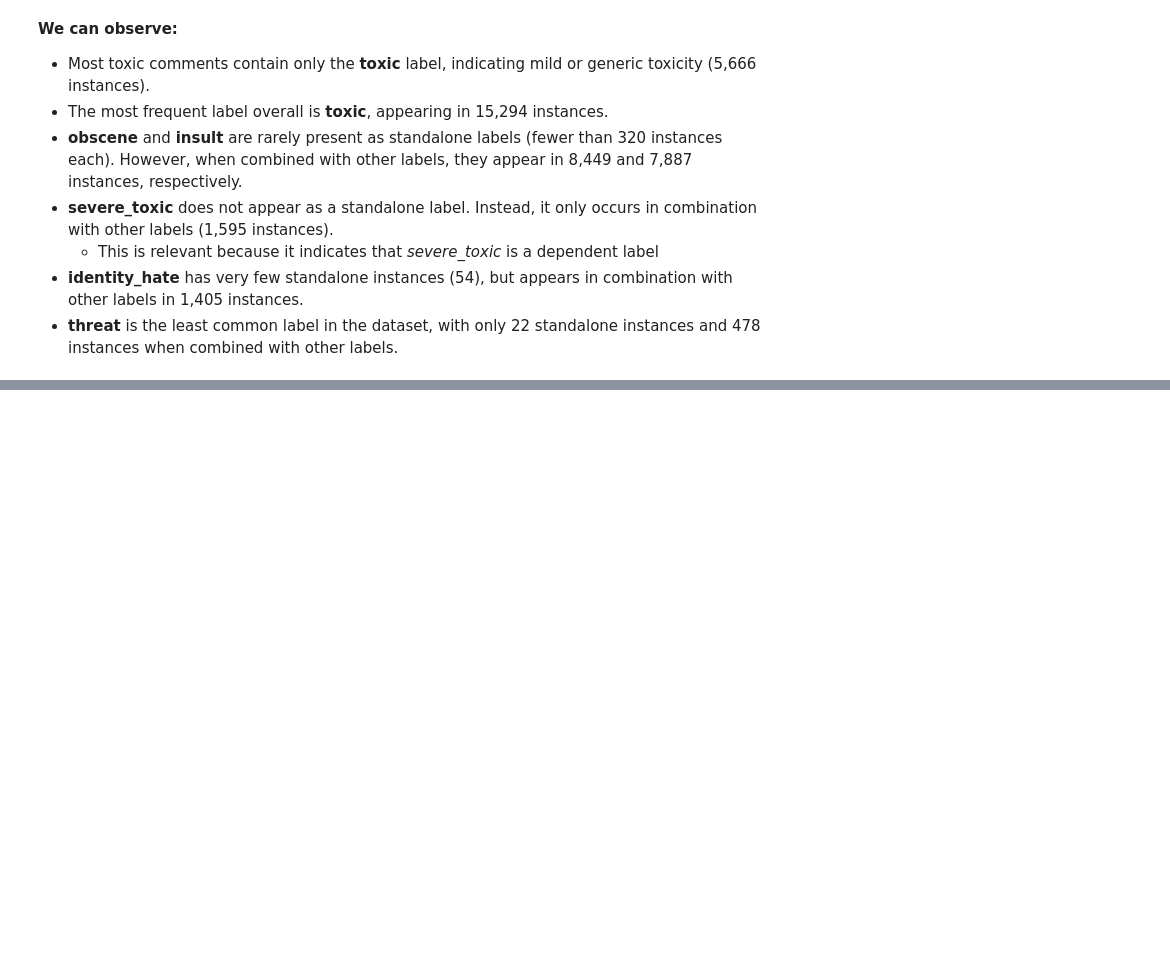
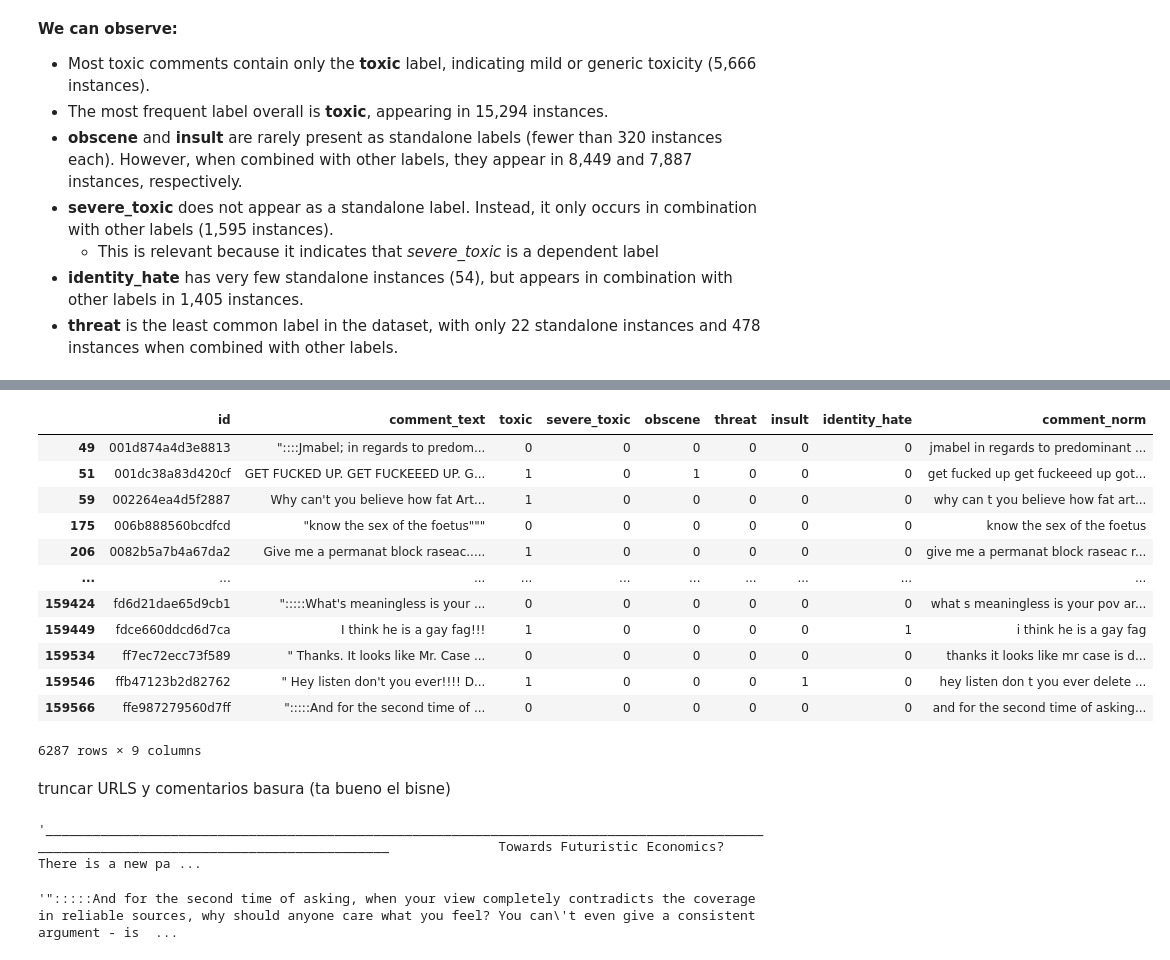
Before and after one commit to OmiHdz/NLP_jigsaw_toxic_comments, a Jupyter notebook: jigsaw_project.ipynb, the cells around one changed output, grey strips where cells are left out. Saved outputs shown, nothing was run; the diff lists cells and outputs as text; code cells hidden in the pictures; blank space fills up the shorter version.

```diff
--- a/jigsaw_project.ipynb
+++ b/jigsaw_project.ipynb
@@ -11,10 +11,16 @@ import re
 # %% [markdown]
 # Importando datos
 # %%
-sample_sub= pd.read_csv(r'C:\Users\omarh\Documents\Tripleten\Proyectos_after_bootcamp\NLP\jigsaw_toxic_comment\data\sample_submission.csv')
-test = pd.read_csv(r'C:\Users\omarh\Documents\Tripleten\Proyectos_after_bootcamp\NLP\jigsaw_toxic_comment\data\test.csv')
-test_labels = pd.read_csv(r'C:\Users\omarh\Documents\Tripleten\Proyectos_after_bootcamp\NLP\jigsaw_toxic_comment\data\test_labels.csv')
-train = pd.read_csv(r'C:\Users\omarh\Documents\Tripleten\Proyectos_after_bootcamp\NLP\jigsaw_toxic_comment\data\train.csv')
+# sample_sub= pd.read_csv(r'C:\Users\omarh\Documents\Tripleten\Proyectos_after_bootcamp\NLP\jigsaw_toxic_comment\data\sample_submission.csv')
+# test = pd.read_csv(r'C:\Users\omarh\Documents\Tripleten\Proyectos_after_bootcamp\NLP\jigsaw_toxic_comment\data\test.csv')
+# test_labels = pd.read_csv(r'C:\Users\omarh\Documents\Tripleten\Proyectos_after_bootcamp\NLP\jigsaw_toxic_comment\data\test_labels.csv')
+# train = pd.read_csv(r'C:\Users\omarh\Documents\Tripleten\Proyectos_after_bootcamp\NLP\jigsaw_toxic_comment\data\train.csv')
+
+
+sample_sub= pd.read_csv(r'C:\Users\ramos\Documents\Tripleten\Proyectos_after_bootcamp\NLP\jigsaw_toxic\data\sample_submission.csv')
+test = pd.read_csv(r'C:\Users\ramos\Documents\Tripleten\Proyectos_after_bootcamp\NLP\jigsaw_toxic\data\test.csv')
+test_labels = pd.read_csv(r'C:\Users\ramos\Documents\Tripleten\Proyectos_after_bootcamp\NLP\jigsaw_toxic\data\test_labels.csv')
+train = pd.read_csv(r'C:\Users\ramos\Documents\Tripleten\Proyectos_after_bootcamp\NLP\jigsaw_toxic\data\train.csv')
 # %% [markdown]
 **Descripción de los archivos:**
 * **train.csv** - Set de entrenamiento, contiene comentarios con sus etiquetas binarias
@@ -212,0 +195,18 @@ UpSet(data, show_counts=True).plot()
+# %%
+#Replacing URLs for tokens
+train['comment_text'] = train['comment_text'].str.replace(
+    r'(https?://\S+|www\.\S+)',' URL ',regex=True)
+
+# train['comment_text'] = train['comment_text'].str.replace(r'(http?://\S+www.\.\S+)',' URL ',regex=True)
+
+#Replacing line breaks / tabs for single space
+train['comment_text'] = train['comment_text'].str.replace(r'[\n\r\t]+',' ', regex=True)
+
+#Replacing multiple Quotation  marks to one
+train['comment_text'] = train['comment_text'].str.replace(r'(["])\1+', r'\1', regex=True)
+
+#Replacing multiple marks to max 3
+train['comment_text'] = train['comment_text'].str.replace(r'([_\-=*~!?\.:\;,])\1{3,}', r'\1\1\1', regex=True)
+
+#Replacing multiple spaces to 1
+train['comment_text'] = train['comment_text'].str.replace(r'\s+', ' ', regex=True).str.strip()
@@ -212,0 +232,28 @@ UpSet(data, show_counts=True).plot()
+# %%
+#Realizando pruebas
+dftest = train.copy()
+
+dftest['comment_text']= dftest['comment_text'].str.replace(r'[\n\r\t]', ' ', regex=True)
+
+mask = dftest['comment_text'].str.contains(r'([":!*?-_])\1{2,}', regex=True)
+dftest[mask]
+# %% [output]
+|  | id | comment_text | toxic | severe_toxic | obscene | threat | insult | identity_hate | comment_norm |
+| 49 | 001d874a4d3e8813 | "::::Jmabel; in regards to predom... | 0 | 0 | 0 | 0 | 0 | 0 | jmabel in regards to predominant ... |
+| 51 | 001dc38a83d420cf | GET FUCKED UP. GET FUCKEEED UP. G... | 1 | 0 | 1 | 0 | 0 | 0 | get fucked up get fuckeeed up got... |
+| 59 | 002264ea4d5f2887 | Why can't you believe how fat Art... | 1 | 0 | 0 | 0 | 0 | 0 | why can t you believe how fat art... |
+| 175 | 006b888560bcdfcd | "know the sex of the foetus""" | 0 | 0 | 0 | 0 | 0 | 0 | know the sex of the foetus |
+| 206 | 0082b5a7b4a67da2 | Give me a permanat block raseac..... | 1 | 0 | 0 | 0 | 0 | 0 | give me a permanat block raseac r... |
+| ... | ... | ... | ... | ... | ... | ... | ... | ... | ... |
+| 159424 | fd6d21dae65d9cb1 | ":::::What's meaningless is your ... | 0 | 0 | 0 | 0 | 0 | 0 | what s meaningless is your pov ar... |
+| 159449 | fdce660ddcd6d7ca | I think he is a gay fag!!! | 1 | 0 | 0 | 0 | 0 | 1 | i think he is a gay fag |
+| 159534 | ff7ec72ecc73f589 | " Thanks. It looks like Mr. Case ... | 0 | 0 | 0 | 0 | 0 | 0 | thanks it looks like mr case is d... |
+| 159546 | ffb47123b2d82762 | " Hey listen don't you ever!!!! D... | 1 | 0 | 0 | 0 | 1 | 0 | hey listen don t you ever delete ... |
+| 159566 | ffe987279560d7ff | ":::::And for the second time of ... | 0 | 0 | 0 | 0 | 0 | 0 | and for the second time of asking... |
+6287 rows × 9 columns
+# %% [markdown]
+truncar URLS y comentarios basura (ta bueno el bisne)
+# %%
+dftest.loc[7330]['comment_text']
+# %% [output]
+'_________________________________________________________________________________________________________________________________________              Towards Futuristic Economics?  There is a new pa ...
@@ -212,0 +266,4 @@ UpSet(data, show_counts=True).plot()
+# %%
+train['comment_text'].loc[159566    ]
+# %% [output]
+'":::::And for the second time of asking, when your view completely contradicts the coverage in reliable sources, why should anyone care what you feel? You can\'t even give a consistent argument - is  ...
```
Also changed, not shown: parts of 17 cells of this notebook.
